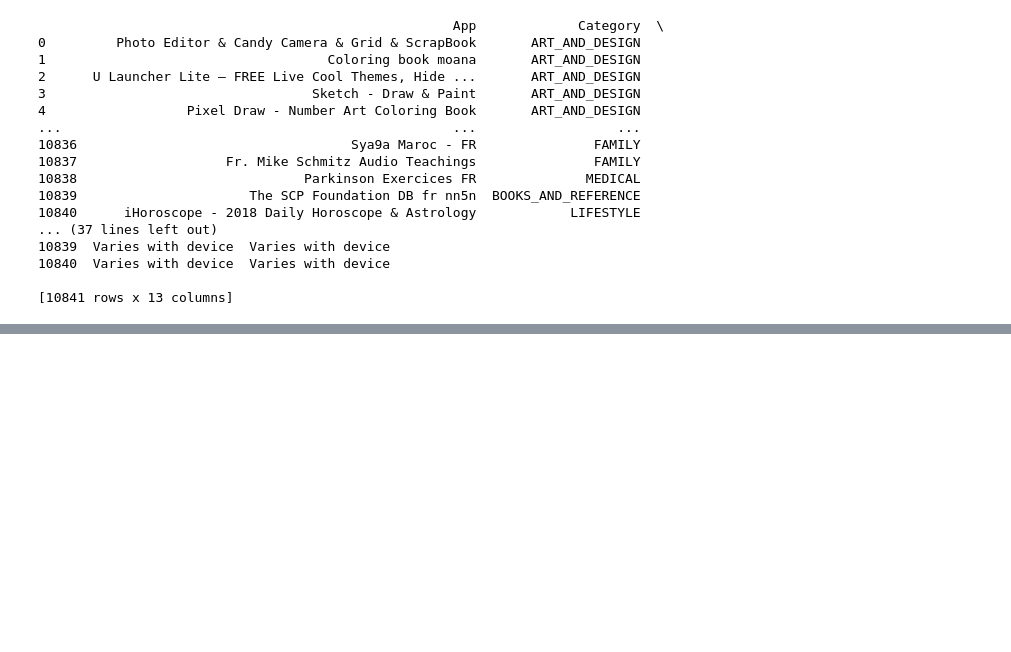
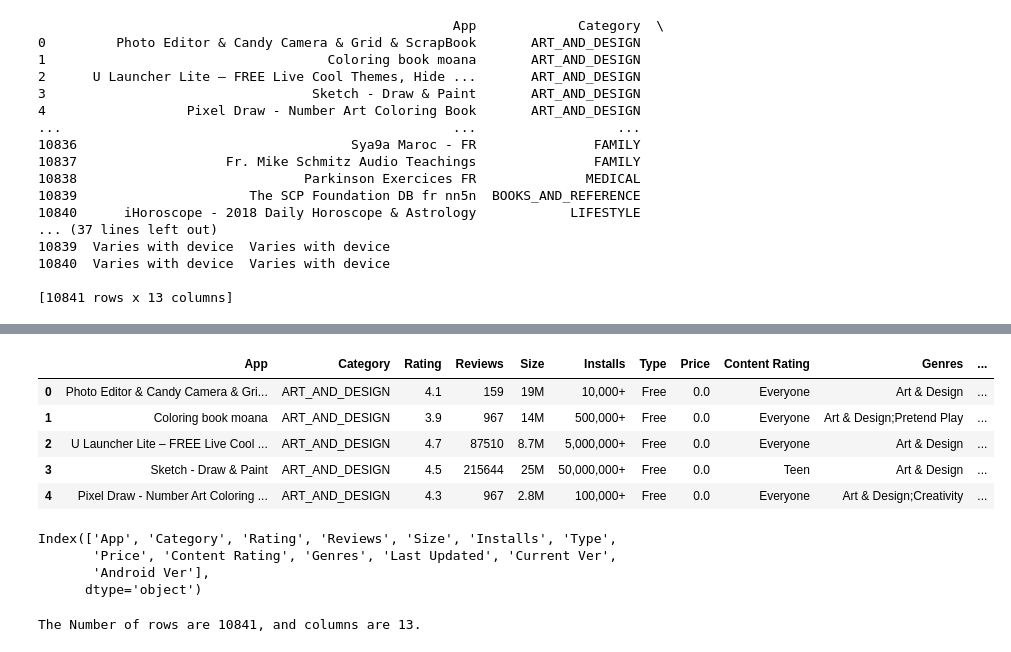
Before and after one commit to Atique-Qayum/Data_Science, a Jupyter notebook: pandas/08_kaggle_EDA_google_play_Store.ipynb, the cells around one changed output, grey strips where cells are left out. Cells and saved outputs as stored; diff of their text form; code cells hidden in the pictures; blank space fills up the shorter version.

```diff
--- a/pandas/08_kaggle_EDA_google_play_Store.ipynb
+++ b/pandas/08_kaggle_EDA_google_play_Store.ipynb
@@ -168,0 +188,4 @@ Name: count, Length: 93, dtype: int64
+# %%
+# now we can convert this into a numeric value
+df['Price'] = df['Price'].apply(lambda x: float(x))
+df['Price']
@@ -168,0 +220,13 @@ Name: count, Length: 93, dtype: int64
+# %%
+# set options to be maximum for rows and columns
+pd.set_option('display.max_rows', None)
+pd.set_option('display.max_columns', None)
+# %%
+df.head(5)
+# %% [output]
+|  | App | Category | Rating | Reviews | Size | Installs | Type | Price | Content Rating | Genres | ... |
+| 0 | Photo Editor & Candy Camera & Gri... | ART_AND_DESIGN | 4.1 | 159 | 19M | 10,000+ | Free | 0.0 | Everyone | Art & Design | ... |
+| 1 | Coloring book moana | ART_AND_DESIGN | 3.9 | 967 | 14M | 500,000+ | Free | 0.0 | Everyone | Art & Design;Pretend Play | ... |
+| 2 | U Launcher Lite – FREE Live Cool ... | ART_AND_DESIGN | 4.7 | 87510 | 8.7M | 5,000,000+ | Free | 0.0 | Everyone | Art & Design | ... |
+| 3 | Sketch - Draw & Paint | ART_AND_DESIGN | 4.5 | 215644 | 25M | 50,000,000+ | Free | 0.0 | Teen | Art & Design | ... |
+| 4 | Pixel Draw - Number Art Coloring ... | ART_AND_DESIGN | 4.3 | 967 | 2.8M | 100,000+ | Free | 0.0 | Everyone | Art & Design;Creativity | ... |
@@ -168,0 +237,11 @@ Name: count, Length: 93, dtype: int64
+# %%
+df.columns
+# %% [output]
+Index(['App', 'Category', 'Rating', 'Reviews', 'Size', 'Installs', 'Type',
+       'Price', 'Content Rating', 'Genres', 'Last Updated', 'Current Ver',
+       'Android Ver'],
+      dtype='object')
+# %%
+print(f"The Number of rows are {df.shape[0]}, and columns are {df.shape[1]}.")
+# %% [output]
+The Number of rows are 10841, and columns are 13.
```
Also changed, not shown: parts of 56 cells of this notebook, 2 other files.
